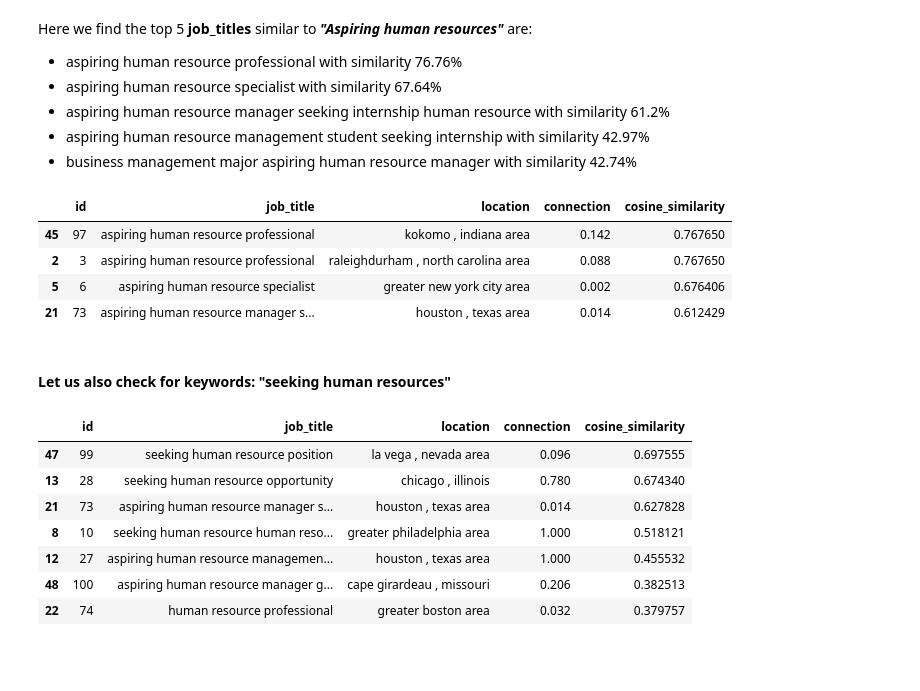
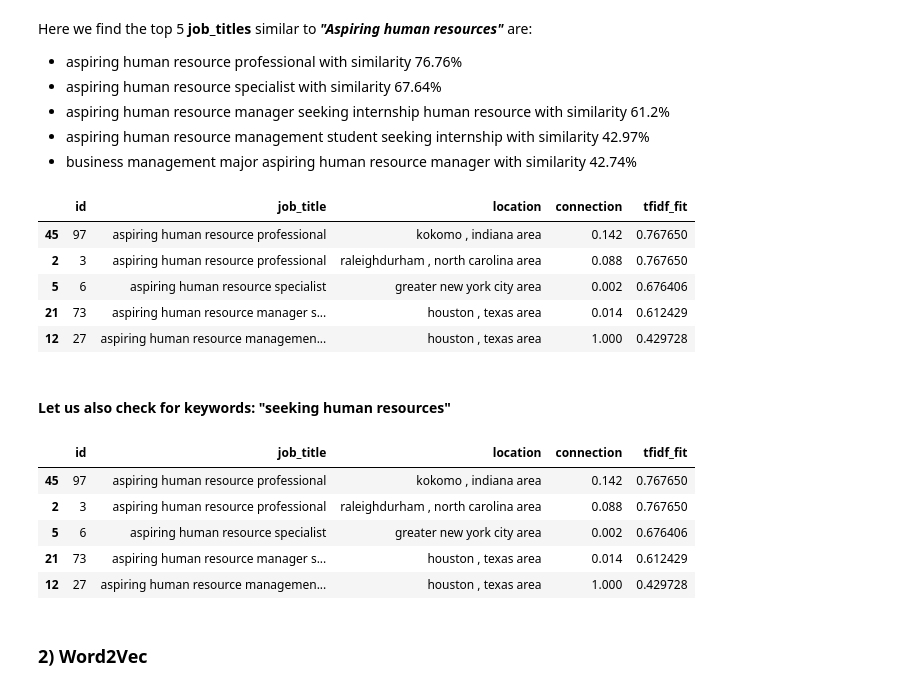
Before and after one commit to Charu21/JyltHfGSAETLOOVj, a Jupyter notebook: PotentialTalents.ipynb, the cells around one changed output. Saved outputs shown, nothing was run; the diff lists cells and outputs as text; code cells hidden in the pictures; blank space fills up the shorter version.

```diff
--- a/PotentialTalents.ipynb
+++ b/PotentialTalents.ipynb
@@ -150,6 +150,7 @@ df.replace({'job_title' : { 'HR' : 'human resources', 'GIS': 'geographic informa
                            'CHRO' : 'chief human resources officer', 'SVP' : 'senior vice president',
                            'CSR' : 'corporate social responsibility', 'GPHR' : 'global professional in human resources',
                            'SPHR' : 'strategic and policy-making certification', 'HRIS' : 'human resources management system',
+                           'C.T.' : '', 'EPIK': 'english program in korea',
                            '\n': '', '\w*\d\w*': ''
     }}, regex=True, inplace=True)
 # %%
@@ -396,7 +365,7 @@ from sklearn.metrics.pairwise import cosine_similarity
 # %%
 cos_sim = cosine_similarity(tf_matrix, tfidf_keyword)
 
-cos_data = { 'cosine_similarity' : cos_sim.ravel()}
+cos_data = { 'tfidf_fit' : cos_sim.ravel()}
 cos_df = pd.DataFrame(cos_data)
 cos_df.head()
 # %% [output]
@@ -419,6 +388,6 @@ final_df.head()
 | 4 | 5 | advisory board member celal bayar... | i̇zmir , turkey | 1.000 | 0.000000 |
 # %%
 # Let us sort the dataframe to have the job_titles which have closest fit to our keywords search query
-sorted_df = final_df.sort_values(['cosine_similarity'], ascending=False)
+sorted_df = final_df.sort_values(['tfidf_fit'], ascending=False)
 sorted_df.head(6)
 # %% [output]
@@ -449,34 +418,34 @@ Here we find the top 5 <b>job_titles</b> similar to <b><i>"Aspiring human resour
 pd.set_option('display.max_colwidth', None)
 # %%
 ## Function to do above all steps in one go
-def top_n_talent(n, job_title):
+def top_talent(job_title):
     keyword_cleaned = preprocessing_keywords(job_title)
     tfidf_keyword = tfidf.transform([keyword_cleaned])
     cos_sim = cosine_similarity(tf_matrix, tfidf_keyword)
-    cos_data = { 'cosine_similarity' : cos_sim.ravel()}
+    cos_data = { 'tfidf_fit' : cos_sim.ravel()}
     cos_df = pd.DataFrame(cos_data)
     temp_df = pd.concat([df, cos_df], axis=1)
-    sorted_df = temp_df.sort_values(['cosine_similarity'], ascending=False)
-    talents = sorted_df['job_title'].head(n-1)
-    return sorted_df.head(n)
+    return sorted_df
 # %%
-top_n_talent(4, 'Aspiring human resources')
+top_talent('Aspiring human resources').sort_values(['tfidf_fit'], ascending=False).head(5)
 # %% [output]
-|  | id | job_title | location | connection | cosine_similarity |
+|  | id | job_title | location | connection | tfidf_fit |
 | 45 | 97 | aspiring human resource professional | kokomo , indiana area | 0.142 | 0.767650 |
 | 2 | 3 | aspiring human resource professional | raleighdurham , north carolina area | 0.088 | 0.767650 |
 | 5 | 6 | aspiring human resource specialist | greater new york city area | 0.002 | 0.676406 |
 | 21 | 73 | aspiring human resource manager s... | houston , texas area | 0.014 | 0.612429 |
+| 12 | 27 | aspiring human resource managemen... | houston , texas area | 1.000 | 0.429728 |
 # %% [markdown]
 #### Let us also check for keywords: "seeking human resources"
 # %%
-top_n_talent(7, 'seeking human resources')
+final_df_kw2 = top_talent('seeking human resources')
+final_df_kw2.sort_values(['tfidf_fit'], ascending=False).head(5)
 # %% [output]
-|  | id | job_title | location | connection | cosine_similarity |
-| 47 | 99 | seeking human resource position | la vega , nevada area | 0.096 | 0.697555 |
-| 13 | 28 | seeking human resource opportunity | chicago , illinois | 0.780 | 0.674340 |
-| 21 | 73 | aspiring human resource manager s... | houston , texas area | 0.014 | 0.627828 |
-| 8 | 10 | seeking human resource human reso... | greater philadelphia area | 1.000 | 0.518121 |
-| 12 | 27 | aspiring human resource managemen... | houston , texas area | 1.000 | 0.455532 |
-| 48 | 100 | aspiring human resource manager g... | cape girardeau , missouri | 0.206 | 0.382513 |
-| 22 | 74 | human resource professional | greater boston area | 0.032 | 0.379757 |
+|  | id | job_title | location | connection | tfidf_fit |
+| 45 | 97 | aspiring human resource professional | kokomo , indiana area | 0.142 | 0.767650 |
+| 2 | 3 | aspiring human resource professional | raleighdurham , north carolina area | 0.088 | 0.767650 |
+| 5 | 6 | aspiring human resource specialist | greater new york city area | 0.002 | 0.676406 |
+| 21 | 73 | aspiring human resource manager s... | houston , texas area | 0.014 | 0.612429 |
+| 12 | 27 | aspiring human resource managemen... | houston , texas area | 1.000 | 0.429728 |
+# %% [markdown]
+### 2) Word2Vec
```
Also changed, not shown: parts of 97 cells of this notebook.
